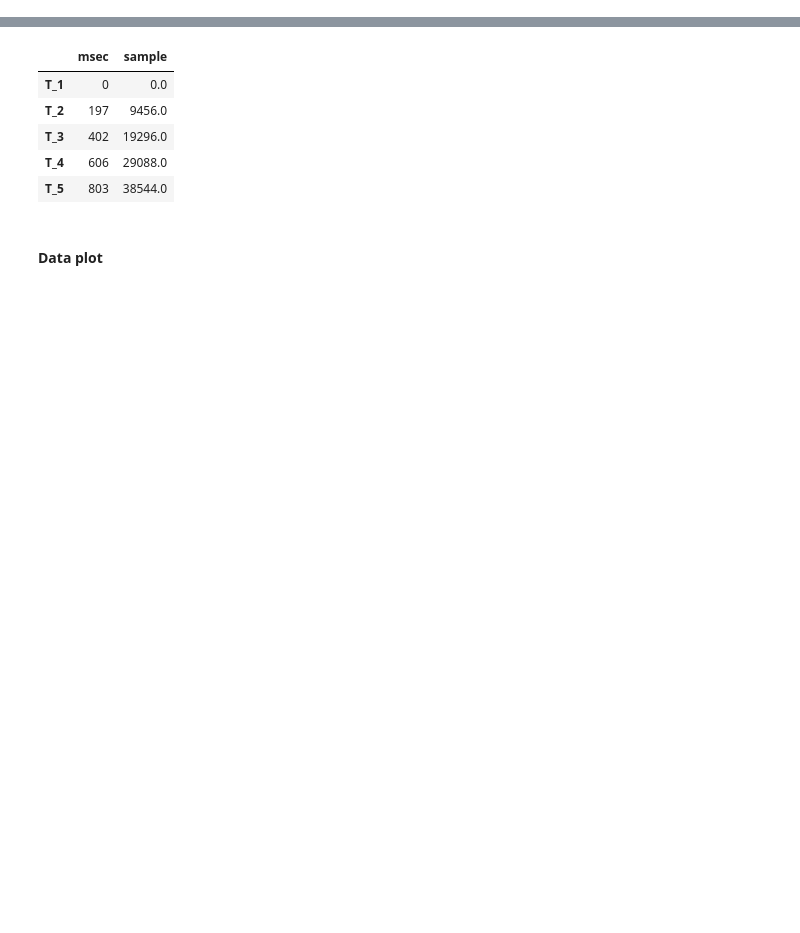
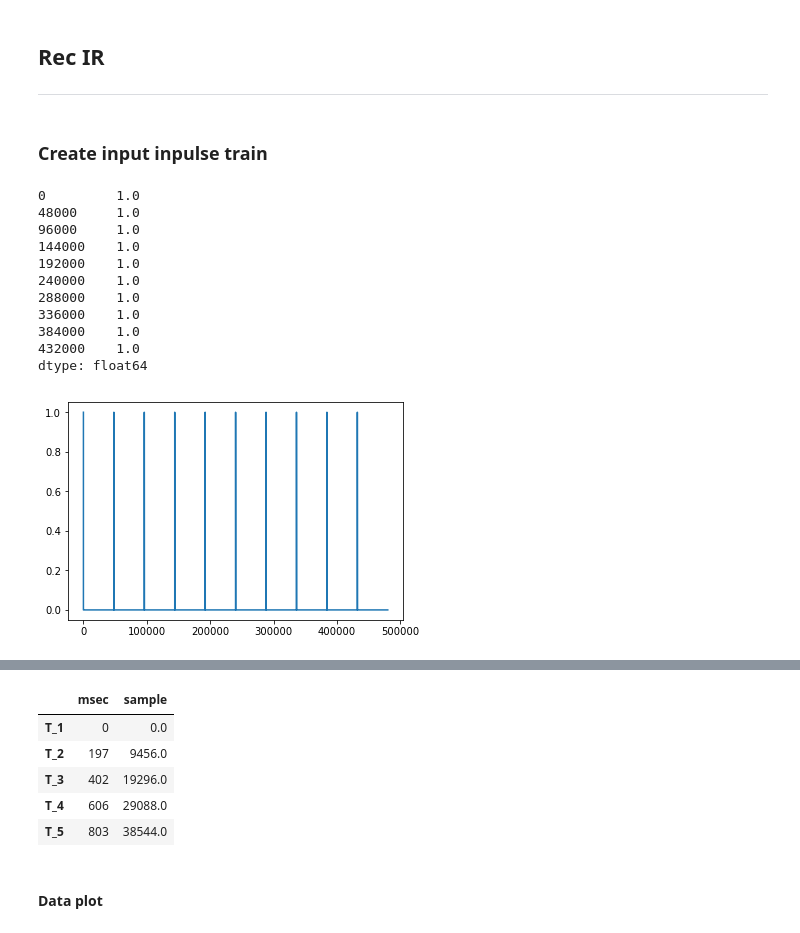
Before and after one commit to Aogiri-m2d/JupyterNotebookMemo, a Jupyter notebook: ThorDelayAnalysis/ThorDelayAnalysis.ipynb, the cells around one changed output, grey strips where cells are left out. Drawn from its saved outputs; the diff is of its cells as text; code cells hidden in the pictures; blank space fills up the shorter version.

```diff
--- a/ThorDelayAnalysis/ThorDelayAnalysis.ipynb
+++ b/ThorDelayAnalysis/ThorDelayAnalysis.ipynb
@@ -0,0 +23,39 @@
+# %% [markdown]
+## Rec IR
+---
+# %% [markdown]
+### Create input inpulse train
+# %%
+import numpy as np
+import matplotlib.pyplot as plt
+import pandas as pd
+%matplotlib inline
+
+#samplerate = 48 kHz, period = 1 sec, signal_length = 10 sec
+fs = 48000
+period = fs
+length = period * 10 #10 sec
+
+#Create IT and show
+inpulse_train = np.arange(length) % period < 1
+inpulse_train = inpulse_train.astype(np.float)
+
+ser = pd.Series(inpulse_train)
+ser = ser[inpulse_train > 0]
+print(ser)
+
+plt.plot(range(inpulse_train.size), inpulse_train)
+plt.show()
+# %% [output]
+0         1.0
+48000     1.0
+96000     1.0
+144000    1.0
+192000    1.0
+240000    1.0
+288000    1.0
+336000    1.0
+384000    1.0
+432000    1.0
+dtype: float64
+[figure, added]
```
Also changed, not shown: parts of 9 cells of this notebook, 6 other files.
